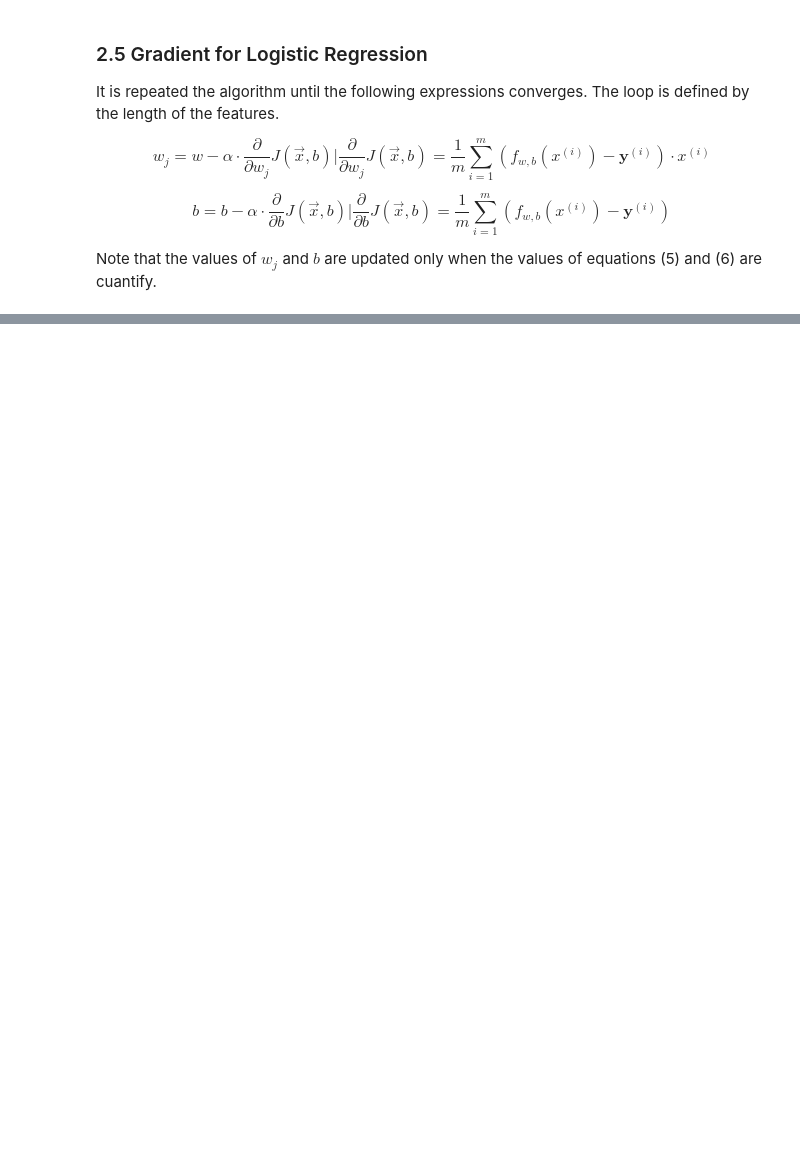
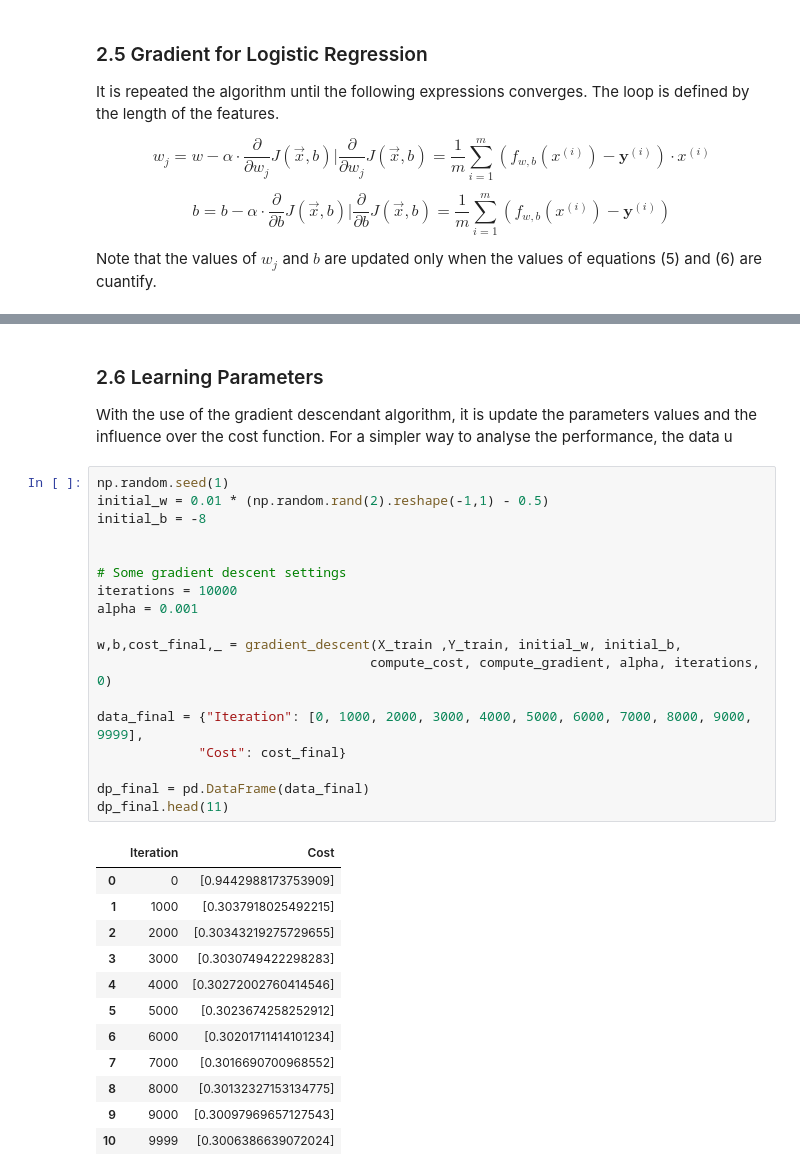
Before and after one commit to JaimeAGonzalez/Machine-Learning, a Jupyter notebook: Supervised Machine Learning: Regression and Classification/Logistic Regression/LogisticRegression.ipynb, the cells around one changed output, grey strips where cells are left out. Drawn from its saved outputs; the diff is of its cells as text; blank space fills up the shorter version.

```diff
--- a/Supervised Machine Learning: Regression and Classification/Logistic Regression/LogisticRegression.ipynb
+++ b/Supervised Machine Learning: Regression and Classification/Logistic Regression/LogisticRegression.ipynb
@@ -154,0 +209,35 @@ Note that the values of $w_{j}$ and $b$ are updated only when the values of equa
+# %% [markdown]
+### 2.6 Learning Parameters
+
+With the use of the gradient descendant algorithm, it is update the parameters values and the influence over the cost function. For a simpler way to analyse the performance, the data u
+# %%
+np.random.seed(1)
+initial_w = 0.01 * (np.random.rand(2).reshape(-1,1) - 0.5)
+initial_b = -8
+
+
+# Some gradient descent settings
+iterations = 10000
+alpha = 0.001
+
+w,b,cost_final,_ = gradient_descent(X_train ,Y_train, initial_w, initial_b,
+                                   compute_cost, compute_gradient, alpha, iterations, 0)
+
+data_final = {"Iteration": [0, 1000, 2000, 3000, 4000, 5000, 6000, 7000, 8000, 9000, 9999],
+             "Cost": cost_final}
+
+dp_final = pd.DataFrame(data_final)
+dp_final.head(11)
+# %% [output]
+|  | Iteration | Cost |
+| 0 | 0 | [0.9442988173753909] |
+| 1 | 1000 | [0.3037918025492215] |
+| 2 | 2000 | [0.30343219275729655] |
+| 3 | 3000 | [0.3030749422298283] |
+| 4 | 4000 | [0.30272002760414546] |
+| 5 | 5000 | [0.3023674258252912] |
+| 6 | 6000 | [0.30201711414101234] |
+| 7 | 7000 | [0.3016690700968552] |
+| 8 | 8000 | [0.30132327153134775] |
+| 9 | 9000 | [0.30097969657127543] |
+| 10 | 9999 | [0.3006386639072024] |
```
Also changed, not shown: parts of 10 cells of this notebook.
